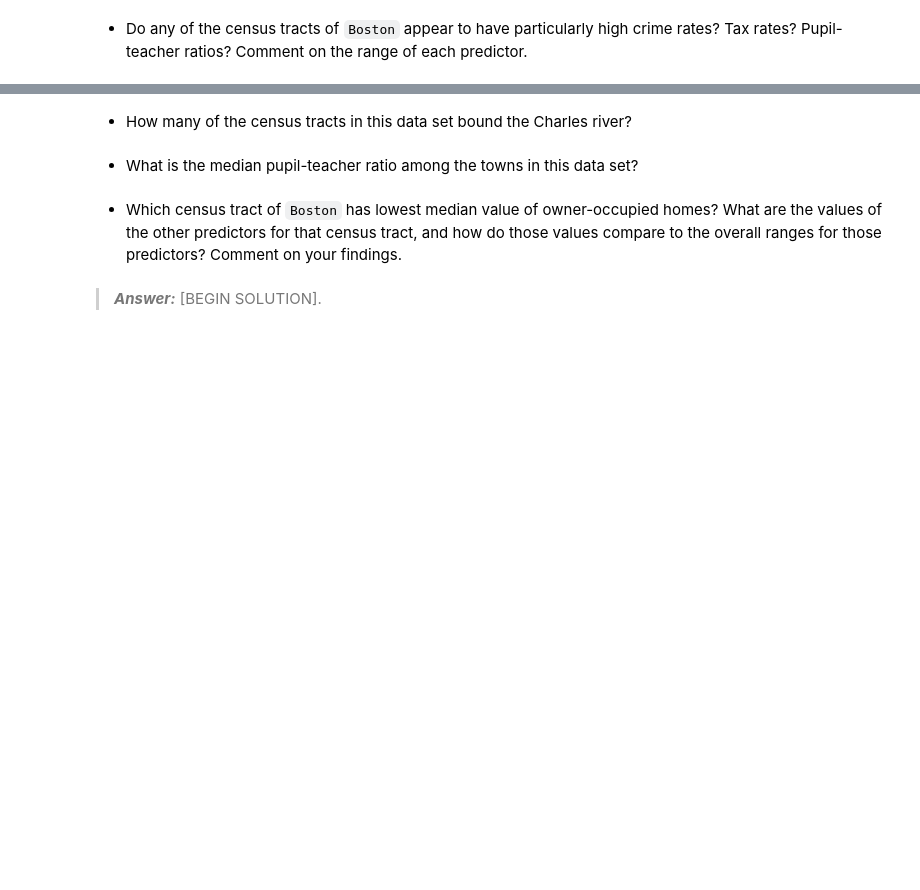
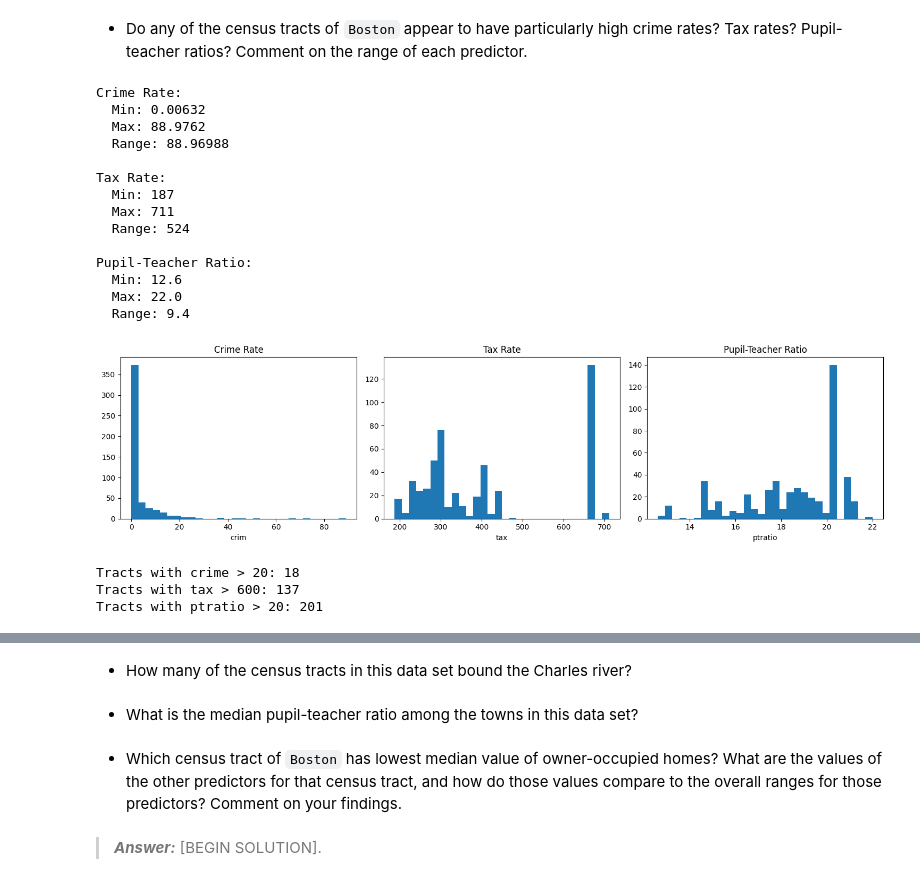
Before and after one commit to YashviKommidi/Machine_learning_26, a Jupyter notebook: KOMMIDI_HW2.ipynb, the cells around one changed output, grey strips where cells are left out. Cells and saved outputs as stored; diff of their text form; code cells hidden in the pictures; blank space fills up the shorter version.

```diff
--- a/KOMMIDI_HW2.ipynb
+++ b/KOMMIDI_HW2.ipynb
@@ -901,7 +950,63 @@ plt.show()
 # %% [markdown]
 - Do any of the census tracts of `Boston` appear to have particularly high crime rates? Tax rates? Pupil-teacher ratios? Comment on the range of each predictor.
 # %%
-# BEGIN SOLUTION
+# getting the crime, tax, and pupil-teacher ratios
+print("crime rate:")
+print(f"  Min: {Boston['crim'].min()}")
+print(f"  Max: {Boston['crim'].max()}")
+print(f"  Range: {Boston['crim'].max() - Boston['crim'].min()}")
 
-# END SOLUTION
+print("\ntax rate:")
+print(f"  Min: {Boston['tax'].min()}")
+print(f"  Max: {Boston['tax'].max()}")
+print(f"  Range: {Boston['tax'].max() - Boston['tax'].min()}")
+
+print("\npupil-teacher ratio:")
+print(f"  Min: {Boston['ptratio'].min()}")
+print(f"  Max: {Boston['ptratio'].max()}")
+print(f"  Range: {Boston['ptratio'].max() - Boston['ptratio'].min()}")
+
+# creating simple histograms to see the distributions
+import matplotlib.pyplot as plt
+
+fig, axes = plt.subplots(1, 3, figsize=(15, 4))
+
+axes[0].hist(Boston['crim'], bins=30)
+axes[0].set_title('crime rate')
+axes[0].set_xlabel('crim')
+
+axes[1].hist(Boston['tax'], bins=30)
+axes[1].set_title('tax rate')
+axes[1].set_xlabel('tax')
+
+axes[2].hist(Boston['ptratio'], bins=30)
+axes[2].set_title('pupil-teacher ratio')
+axes[2].set_xlabel('ptratio')
+
+plt.tight_layout()
+plt.show()
+
+# Checking how many tracts have really high values
+print(f"\ntracts with crime > 20: {(Boston['crim'] > 20).sum()}")
+print(f"tracts with tax > 600: {(Boston['tax'] > 600).sum()}")
+print(f"tracts with ptratio > 20: {(Boston['ptratio'] > 20).sum()}")
+# %% [output]
+Crime Rate:
+  Min: 0.00632
+  Max: 88.9762
+  Range: 88.96988
+
+Tax Rate:
+  Min: 187
+  Max: 711
+  Range: 524
+
+Pupil-Teacher Ratio:
+  Min: 12.6
+  Max: 22.0
+  Range: 9.4
+[figure, added]
+Tracts with crime > 20: 18
+Tracts with tax > 600: 137
+Tracts with ptratio > 20: 201
 # %% [markdown]
```
Also changed, not shown: parts of 4 cells of this notebook.
